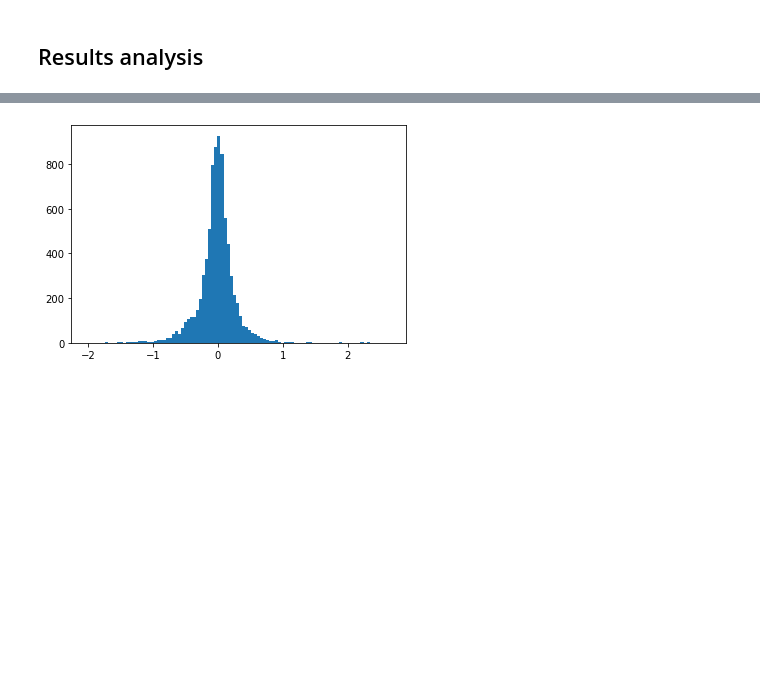
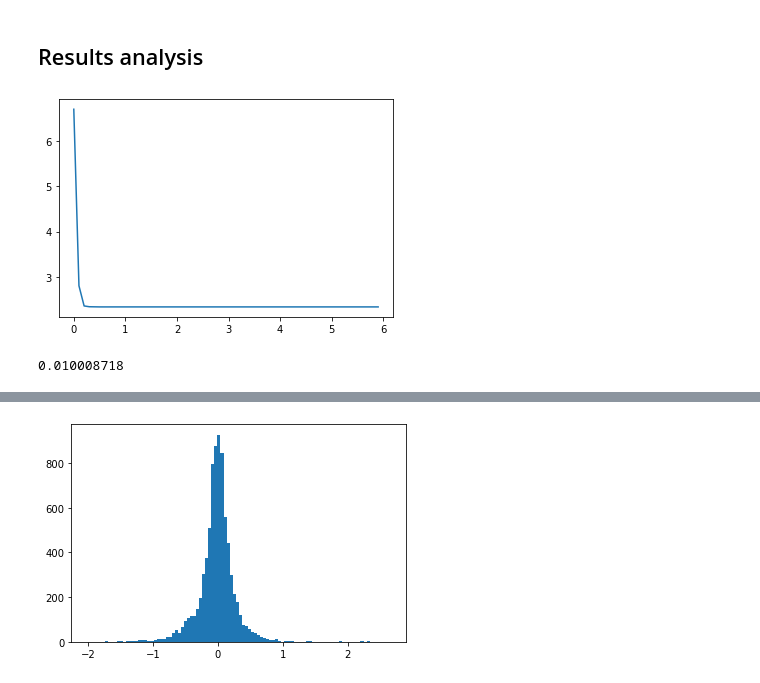
Before and after one commit to Igor-Tukh/cbo-in-python, a Jupyter notebook: notebooks/mnist.ipynb, the cells around one changed output, grey strips where cells are left out. Drawn from its saved outputs; the diff is of its cells as text; code cells hidden in the pictures; blank space fills up the shorter version.

```diff
--- a/notebooks/mnist.ipynb
+++ b/notebooks/mnist.ipynb
@@ -95,0 +133,13 @@ adam_small_model = conduct_tf_training(build_small_model(),
+# %%
+def plot_particle_loss(trajectory, particle_ind, nn_loss):
+    timestamps = list(sorted(trajectory.keys()))
+    losses = []
+    for ts in timestamps:
+        losses.append(nn_loss(trajectory[ts]['particles'][particle_ind]))
+    plt.clf()
+    plt.plot(timestamps, losses)
+    plt.show()
+# %%
+plot_particle_loss(trajectory, 0, nn_loss)
+# %% [output]
+[figure, added]
@@ -95,0 +148,4 @@ adam_small_model = conduct_tf_training(build_small_model(),
+# %%
+weights.max()
+# %% [output]
+0.010008718
```
Also changed, not shown: parts of 17 cells of this notebook, 2 other files.
